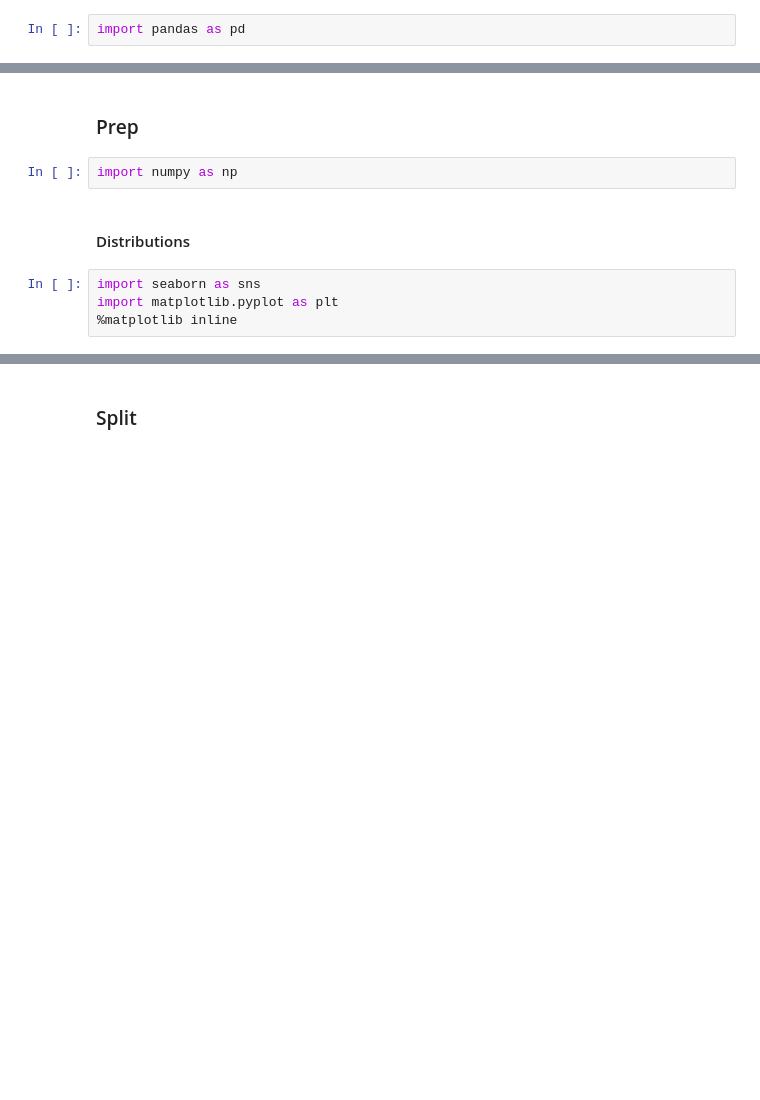
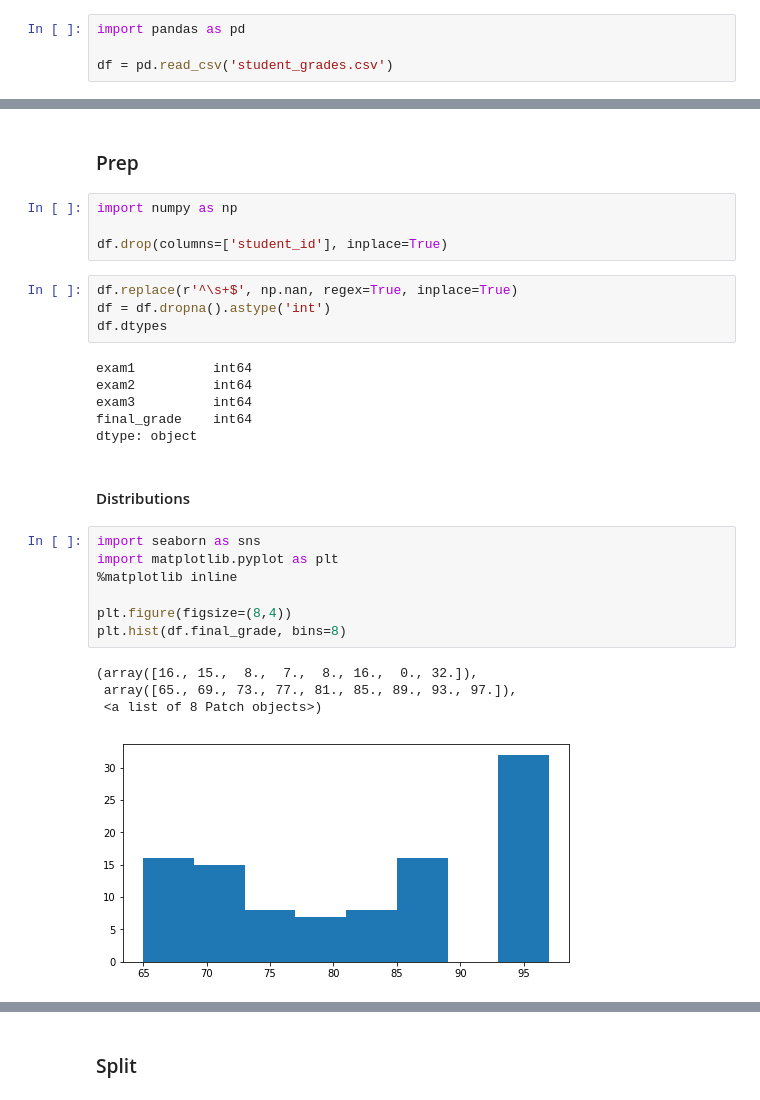
Before and after one commit to CodeupClassroom/bayes-methodologies-exercises, a Jupyter notebook: regression-day3.ipynb, the cells around one changed output, grey strips where cells are left out. Saved outputs shown, nothing was run; the diff lists cells and outputs as text; blank space fills up the shorter version.

```diff
--- a/regression-day3.ipynb
+++ b/regression-day3.ipynb
@@ -28,5 +28,7 @@ warnings.filterwarnings('ignore')
 ### Acquire
 # %%
 import pandas as pd
+
+df = pd.read_csv('student_grades.csv')
 # %% [markdown]
 #### Summarize
@@ -34,9 +108,29 @@ import pandas as pd
 ### Prep
 # %%
 import numpy as np
+
+df.drop(columns=['student_id'], inplace=True)
+# %%
+df.replace(r'^\s+$', np.nan, regex=True, inplace=True)
+df = df.dropna().astype('int')
+df.dtypes
+# %% [output]
+exam1          int64
+exam2          int64
+exam3          int64
+final_grade    int64
+dtype: object
 # %% [markdown]
 #### Distributions
 # %%
 import seaborn as sns
 import matplotlib.pyplot as plt
 %matplotlib inline
+
+plt.figure(figsize=(8,4))
+plt.hist(df.final_grade, bins=8)
+# %% [output]
+(array([16., 15.,  8.,  7.,  8., 16.,  0., 32.]),
+ array([65., 69., 73., 77., 81., 85., 89., 93., 97.]),
+ <a list of 8 Patch objects>)
+[figure, added]
```
Also changed, not shown: parts of 47 cells of this notebook.
